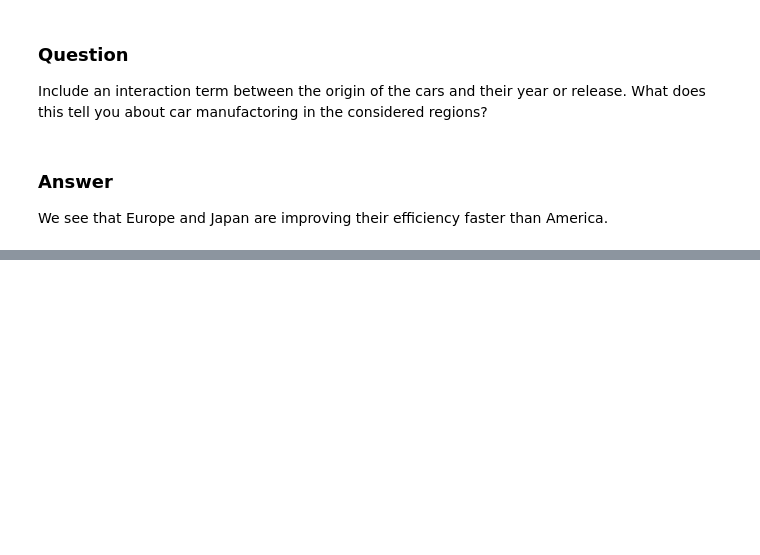
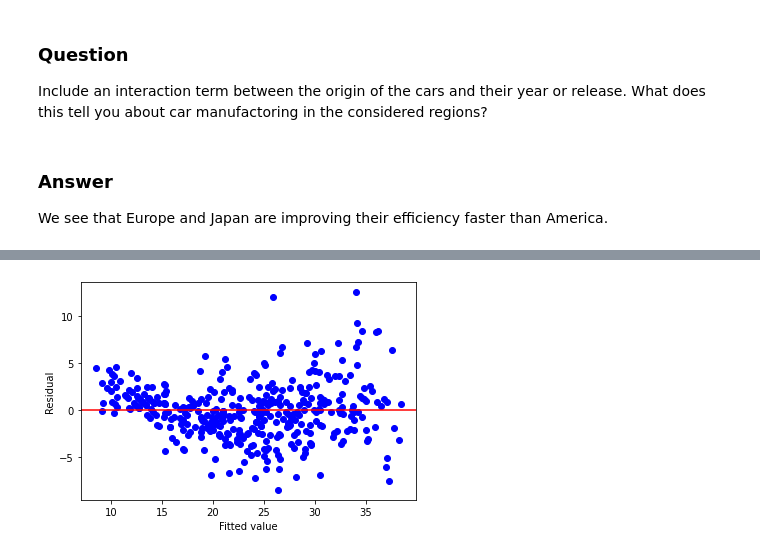
Before and after one commit to aezarebski/aas-extended-examples, a Jupyter notebook: example-2.5/example-2.5-answers.ipynb, the cells around one changed output, grey strips where cells are left out. Cells and saved outputs as stored; diff of their text form; code cells hidden in the pictures; blank space fills up the shorter version.

```diff
--- a/example-2.5/example-2.5-answers.ipynb
+++ b/example-2.5/example-2.5-answers.ipynb
@@ -246,3 +278,8 @@ Notes:
 [1] Standard Errors assume that the covariance matrix of the errors is correctly specified.
 [2] The condition number is large, 6.11e+03. This might indicate that there are
 strong multicollinearity or other numerical problems.
+# %%
+make_fittedvalues_resid_plot(fit_4)
+plt.show()
+# %% [output]
+[figure, added]
```
Also changed, not shown: parts of 9 cells of this notebook.
